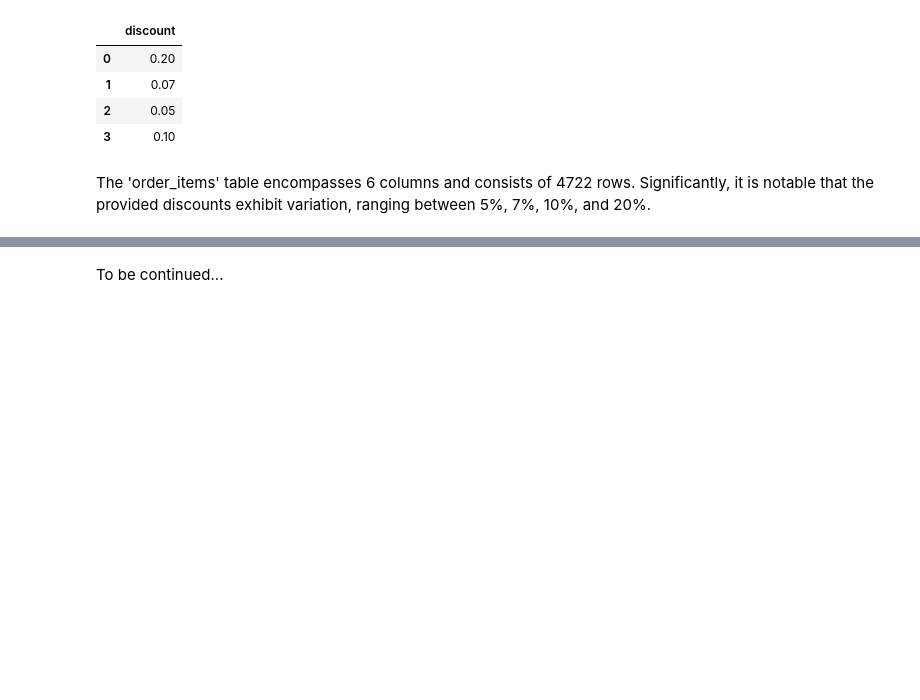
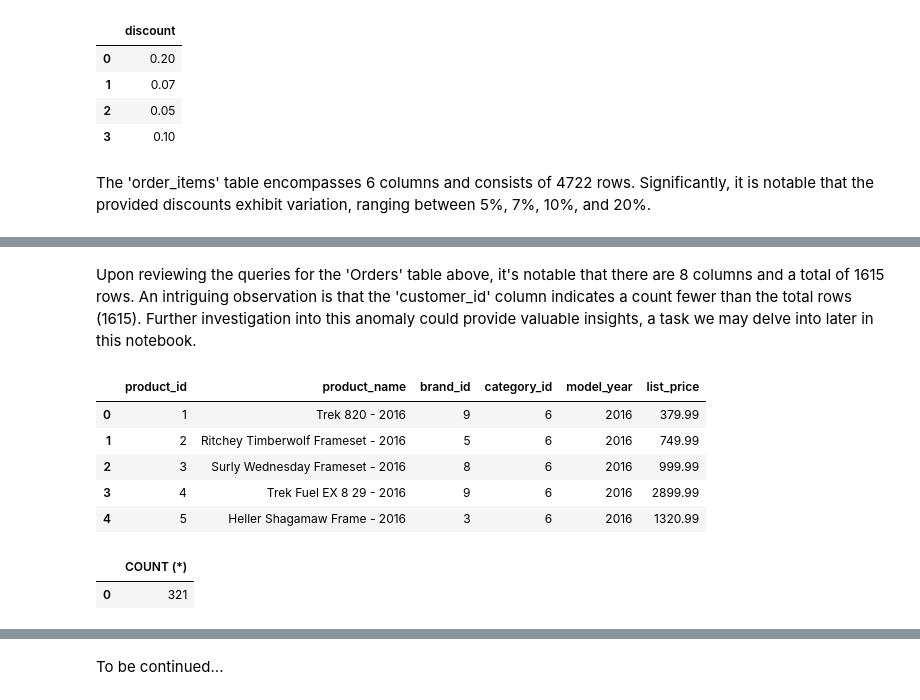
Before and after one commit to DiogocViana/Retail-Bike-Store-SQL-Notebook, a Jupyter notebook: Retail Bike Store.ipynb, the cells around one changed output, grey strips where cells are left out. Cells and saved outputs as stored; diff of their text form; code cells hidden in the pictures; blank space fills up the shorter version.

```diff
--- a/Retail Bike Store.ipynb
+++ b/Retail Bike Store.ipynb
@@ -221,0 +264,24 @@ The 'order_items' table encompasses 6 columns and consists of 4722 rows. Signifi
+# %% [markdown]
+Upon reviewing the queries for the 'Orders' table above, it's notable that there are 8 columns and a total of 1615 rows. An intriguing observation is that the 'customer_id' column indicates a count fewer than the total rows (1615). Further investigation into this anomaly could provide valuable insights, a task we may delve into later in this notebook.
+# %%
+#Products Table
+query = 'SELECT * FROM  products LIMIT 5'
+
+df = pd.read_sql_query(query, connection)
+df
+# %% [output]
+|  | product_id | product_name | brand_id | category_id | model_year | list_price |
+| 0 | 1 | Trek 820 - 2016 | 9 | 6 | 2016 | 379.99 |
+| 1 | 2 | Ritchey Timberwolf Frameset - 2016 | 5 | 6 | 2016 | 749.99 |
+| 2 | 3 | Surly Wednesday Frameset - 2016 | 8 | 6 | 2016 | 999.99 |
+| 3 | 4 | Trek Fuel EX 8 29 - 2016 | 9 | 6 | 2016 | 2899.99 |
+| 4 | 5 | Heller Shagamaw Frame - 2016 | 3 | 6 | 2016 | 1320.99 |
+# %%
+#Products Table
+query = 'SELECT COUNT (*) FROM  products'
+
+df = pd.read_sql_query(query, connection)
+df
+# %% [output]
+|  | COUNT (*) |
+| 0 | 321 |
```
Also changed, not shown: parts of 15 cells of this notebook.
